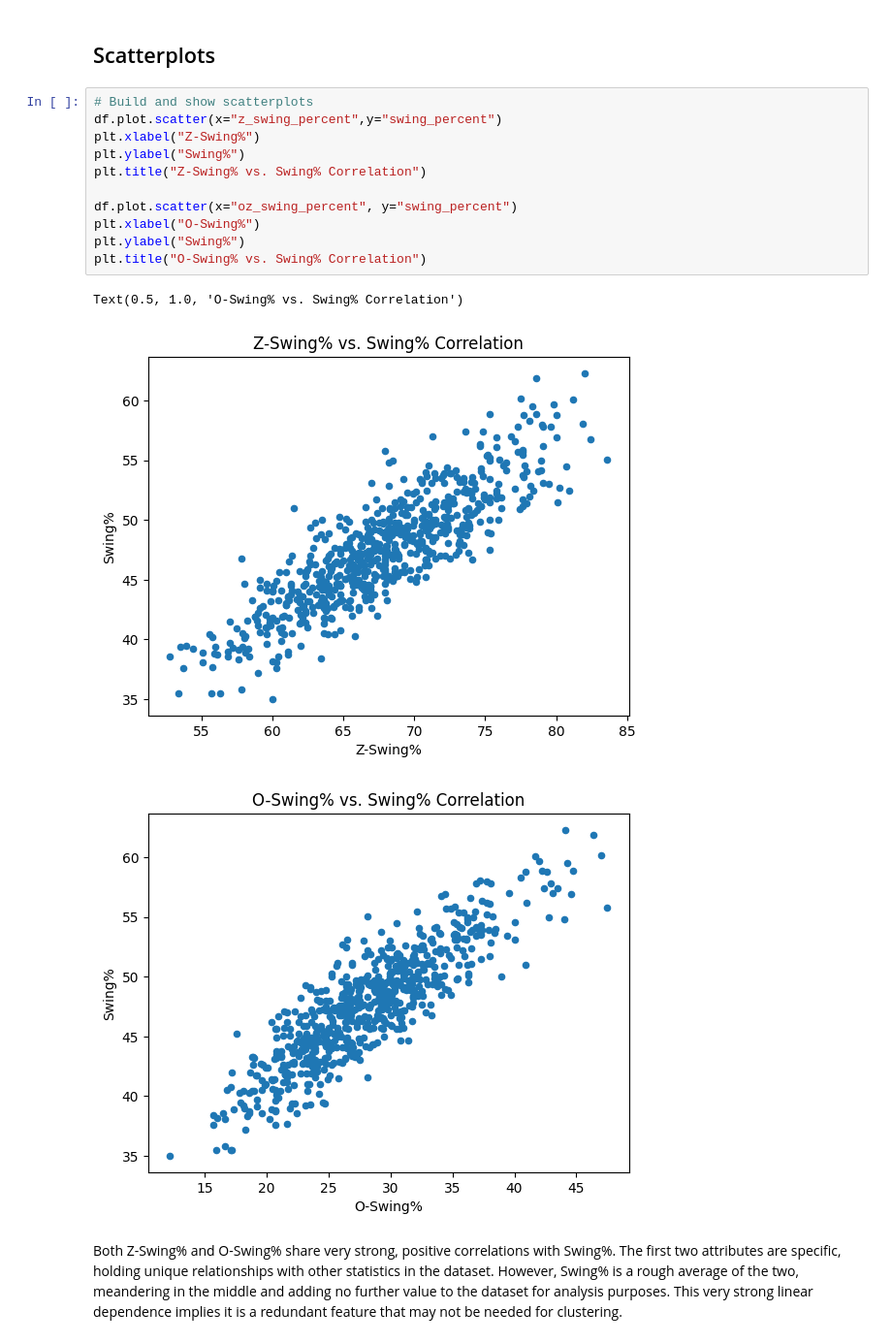
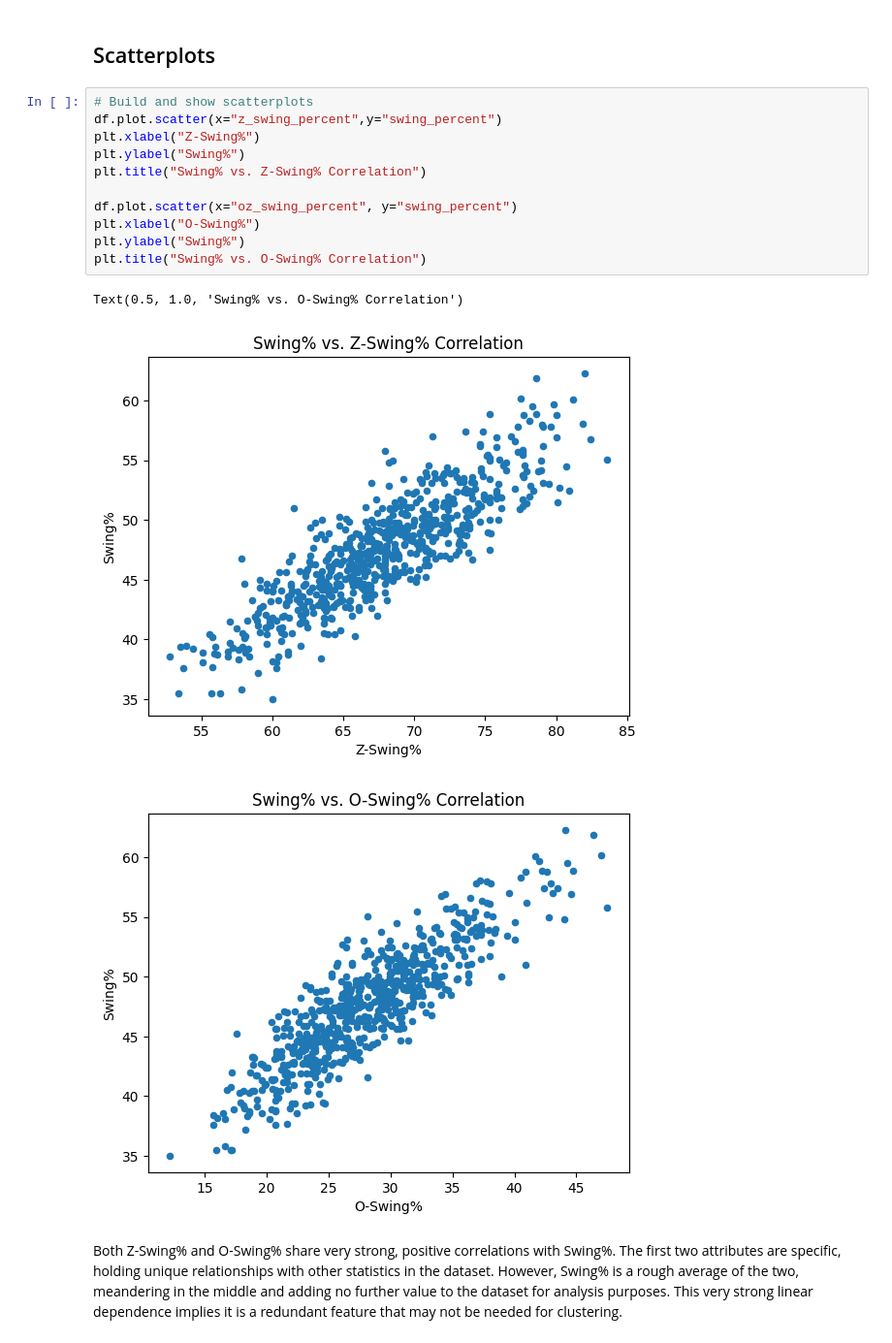
Before and after one commit to Chris83848/MLB-Data-Mining, a Jupyter notebook: notebooks/EDA.ipynb, the cells around one changed output. Shown at 97% size. Saved outputs shown, nothing was run; the diff lists cells and outputs as text.

```diff
--- a/notebooks/EDA.ipynb
+++ b/notebooks/EDA.ipynb
@@ -281,18 +281,18 @@ The correlation heatmap reflects a variety of relationships, including inverse o
 # %%
 # Build and show scatterplots
 df.plot.scatter(x="z_swing_percent",y="swing_percent")
 plt.xlabel("Z-Swing%")
 plt.ylabel("Swing%")
-plt.title("Z-Swing% vs. Swing% Correlation")
+plt.title("Swing% vs. Z-Swing% Correlation")
 
 df.plot.scatter(x="oz_swing_percent", y="swing_percent")
 plt.xlabel("O-Swing%")
 plt.ylabel("Swing%")
-plt.title("O-Swing% vs. Swing% Correlation")
+plt.title("Swing% vs. O-Swing% Correlation")
 # %% [output]
-Text(0.5, 1.0, 'O-Swing% vs. Swing% Correlation')
+Text(0.5, 1.0, 'Swing% vs. O-Swing% Correlation')
-[figure, old version]
+[figure, new version]
-[figure, old version]
+[figure, new version]
 # %% [markdown]
 Both Z-Swing% and O-Swing% share very strong, positive correlations with Swing%. The first two attributes are specific, holding unique relationships with other statistics in the dataset. However, Swing% is a rough average of the two, meandering in the middle and adding no further value to the dataset for analysis purposes. This very strong linear dependence implies it is a redundant feature that may not be needed for clustering.
 # %%
```
Also changed, not shown: parts of 14 cells of this notebook.
